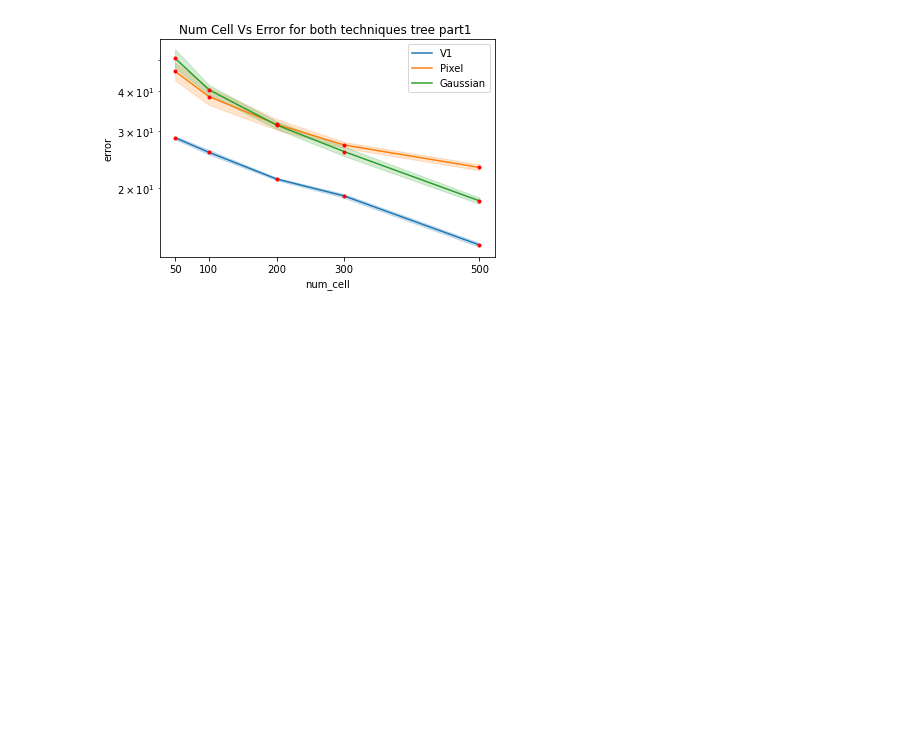
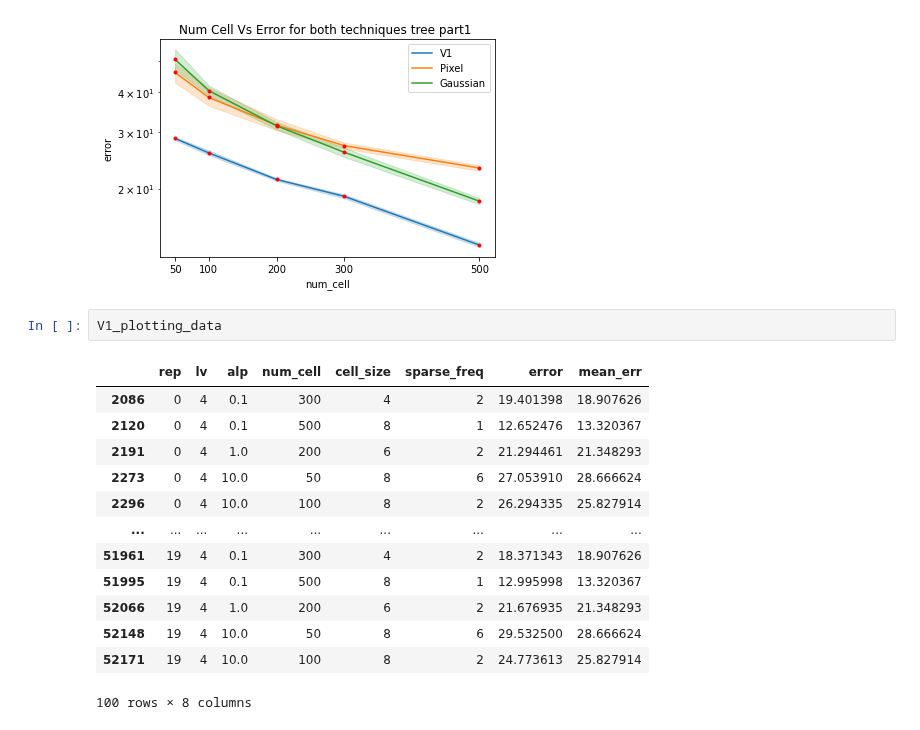
Before and after one commit to qkstngus000/Visual-Compressive-Sensing, a Jupyter notebook: experiment/method_figures/dwt_numcell_vs_error_graph.ipynb, the cells around one changed output. Drawn from its saved outputs; the diff is of its cells as text; blank space fills up the shorter version.

```diff
--- a/experiment/method_figures/dwt_numcell_vs_error_graph.ipynb
+++ b/experiment/method_figures/dwt_numcell_vs_error_graph.ipynb
@@ -157,3 +157,19 @@ fig_path = fig_save_path('tree_part1', 'dwt', 'combined', 'NumCell_Error_' + "_"
 plt.savefig(fig_path, dpi = 200)
 # %% [output]
 [figure]
+# %%
+V1_plotting_data
+# %% [output]
+|  | rep | lv | alp | num_cell | cell_size | sparse_freq | error | mean_err |
+| 2086 | 0 | 4 | 0.1 | 300 | 4 | 2 | 19.401398 | 18.907626 |
+| 2120 | 0 | 4 | 0.1 | 500 | 8 | 1 | 12.652476 | 13.320367 |
+| 2191 | 0 | 4 | 1.0 | 200 | 6 | 2 | 21.294461 | 21.348293 |
+| 2273 | 0 | 4 | 10.0 | 50 | 8 | 6 | 27.053910 | 28.666624 |
+| 2296 | 0 | 4 | 10.0 | 100 | 8 | 2 | 26.294335 | 25.827914 |
+| ... | ... | ... | ... | ... | ... | ... | ... | ... |
+| 51961 | 19 | 4 | 0.1 | 300 | 4 | 2 | 18.371343 | 18.907626 |
+| 51995 | 19 | 4 | 0.1 | 500 | 8 | 1 | 12.995998 | 13.320367 |
+| 52066 | 19 | 4 | 1.0 | 200 | 6 | 2 | 21.676935 | 21.348293 |
+| 52148 | 19 | 4 | 10.0 | 50 | 8 | 6 | 29.532500 | 28.666624 |
+| 52171 | 19 | 4 | 10.0 | 100 | 8 | 2 | 24.773613 | 25.827914 |
+100 rows × 8 columns
```
Also changed, not shown: 11 other files.
